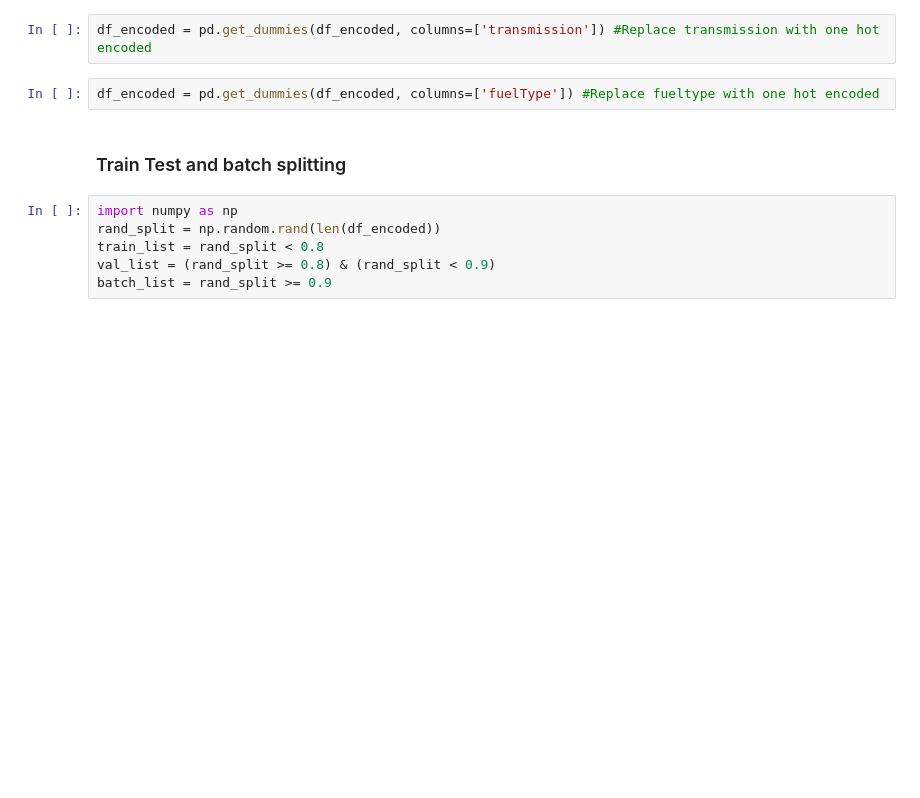
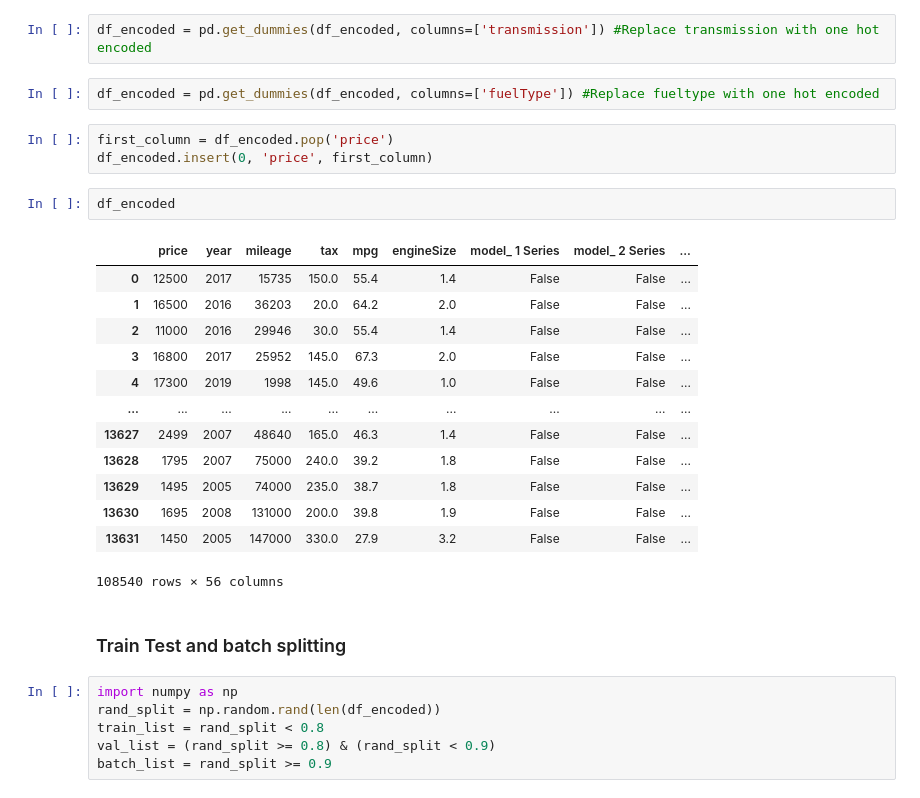
Before and after one commit to Nedwards0/AAI-540-Final-Project, a Jupyter notebook: AwsDataProcessing.ipynb, the cells around one changed output. Cells and saved outputs as stored; diff of their text form; blank space fills up the shorter version.

Commit message:
Example XGB Model
No metrics have been taken

```diff
--- a/AwsDataProcessing.ipynb
+++ b/AwsDataProcessing.ipynb
@@ -195,6 +195,25 @@ df_encoded = pd.get_dummies(df_encoded, columns=['maker']) #Replace maker with o
 df_encoded = pd.get_dummies(df_encoded, columns=['transmission']) #Replace transmission with one hot encoded
 # %%
 df_encoded = pd.get_dummies(df_encoded, columns=['fuelType']) #Replace fueltype with one hot encoded
+# %%
+first_column = df_encoded.pop('price')
+df_encoded.insert(0, 'price', first_column)
+# %%
+df_encoded
+# %% [output]
+|  | price | year | mileage | tax | mpg | engineSize | model_ 1 Series | model_ 2 Series | ... |
+| 0 | 12500 | 2017 | 15735 | 150.0 | 55.4 | 1.4 | False | False | ... |
+| 1 | 16500 | 2016 | 36203 | 20.0 | 64.2 | 2.0 | False | False | ... |
+| 2 | 11000 | 2016 | 29946 | 30.0 | 55.4 | 1.4 | False | False | ... |
+| 3 | 16800 | 2017 | 25952 | 145.0 | 67.3 | 2.0 | False | False | ... |
+| 4 | 17300 | 2019 | 1998 | 145.0 | 49.6 | 1.0 | False | False | ... |
+| ... | ... | ... | ... | ... | ... | ... | ... | ... | ... |
+| 13627 | 2499 | 2007 | 48640 | 165.0 | 46.3 | 1.4 | False | False | ... |
+| 13628 | 1795 | 2007 | 75000 | 240.0 | 39.2 | 1.8 | False | False | ... |
+| 13629 | 1495 | 2005 | 74000 | 235.0 | 38.7 | 1.8 | False | False | ... |
+| 13630 | 1695 | 2008 | 131000 | 200.0 | 39.8 | 1.9 | False | False | ... |
+| 13631 | 1450 | 2005 | 147000 | 330.0 | 27.9 | 3.2 | False | False | ... |
+108540 rows × 56 columns
 # %% [markdown]
 ### Train Test and batch splitting
 # %%
```
Also changed, not shown: parts of 7 cells of this notebook.
